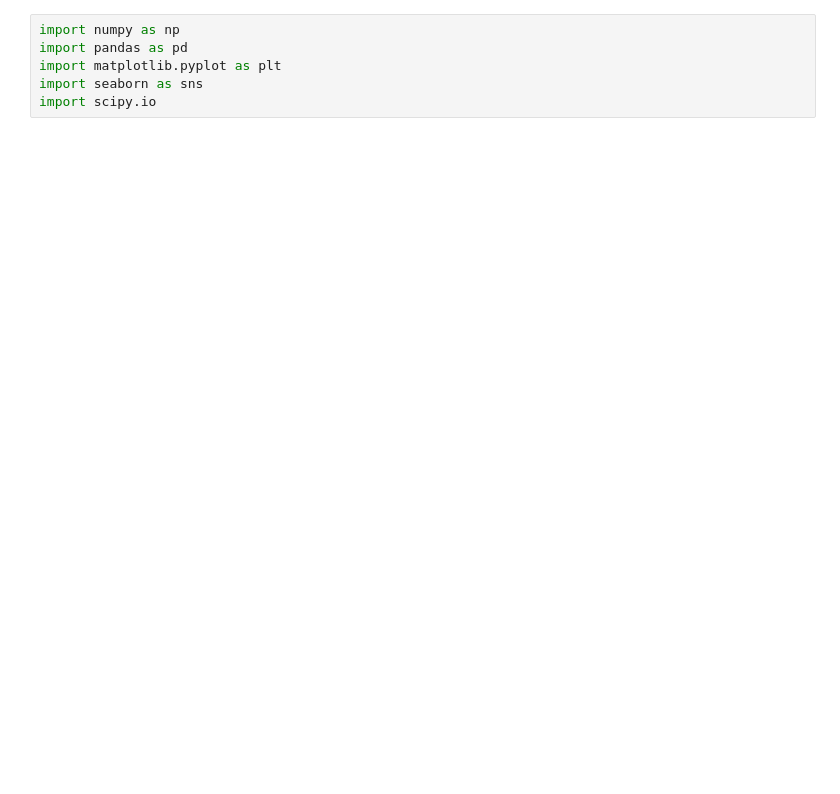
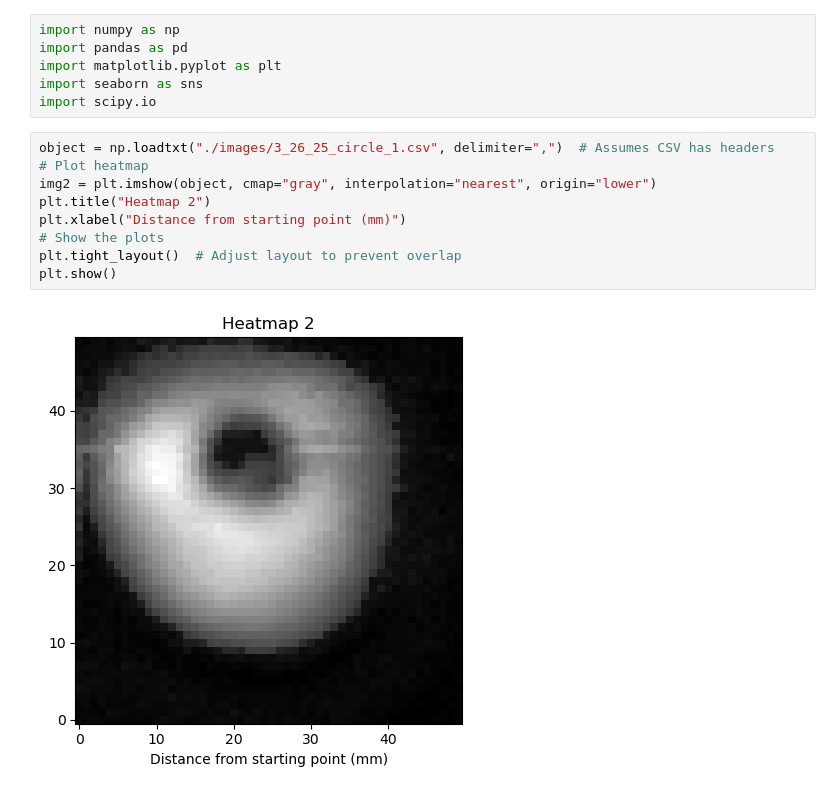
Before and after one commit to krishatch/senior-design, a Jupyter notebook: read_measurements.ipynb, the cells around one changed output. Cells and saved outputs as stored; diff of their text form; blank space fills up the shorter version.

```diff
--- a/read_measurements.ipynb
+++ b/read_measurements.ipynb
@@ -4,4 +4,15 @@ import pandas as pd
 import matplotlib.pyplot as plt
 import seaborn as sns
 import scipy.io
+# %%
+object = np.loadtxt("./images/3_26_25_circle_1.csv", delimiter=",")  # Assumes CSV has headers
+# Plot heatmap
+img2 = plt.imshow(object, cmap="gray", interpolation="nearest", origin="lower")
+plt.title("Heatmap 2")
+plt.xlabel("Distance from starting point (mm)")
+# Show the plots
+plt.tight_layout()  # Adjust layout to prevent overlap
+plt.show()
+# %% [output]
+[figure, added]
 # %%
```
Also changed, not shown: parts of 1 cell of this notebook, 10 other files.
